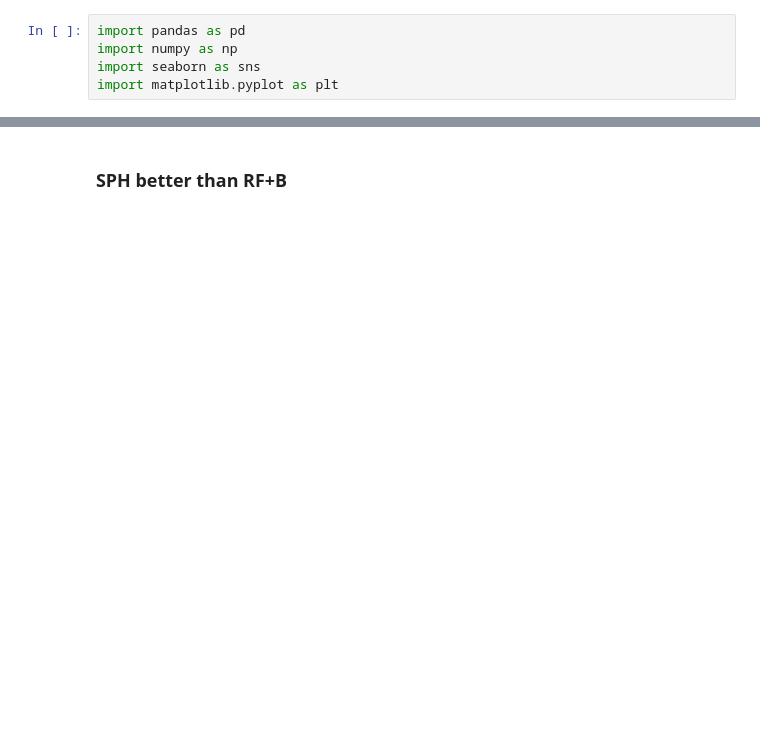
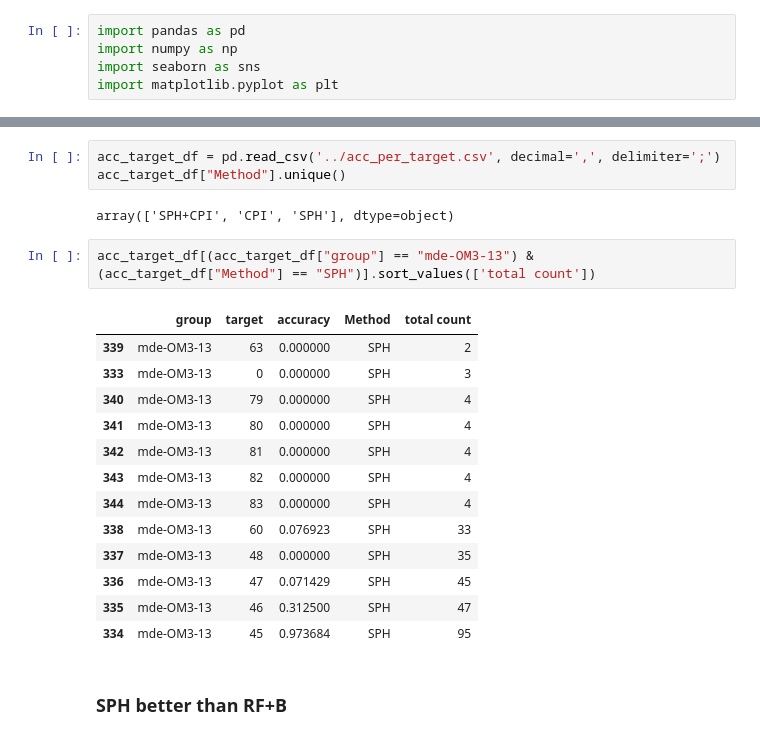
Before and after one commit to IPVS-AS/DataGenerator, a Jupyter notebook: Notebooks_experiments/Untitled.ipynb, the cells around one changed output, grey strips where cells are left out. Saved outputs shown, nothing was run; the diff lists cells and outputs as text; blank space fills up the shorter version.

```diff
--- a/Notebooks_experiments/Untitled.ipynb
+++ b/Notebooks_experiments/Untitled.ipynb
@@ -33,3 +61,24 @@ See the caveats in the documentation: https://pandas.pydata.org/pandas-docs/stab
+# %%
+acc_target_df = pd.read_csv('../acc_per_target.csv', decimal=',', delimiter=';')
+acc_target_df["Method"].unique()
+# %% [output]
+array(['SPH+CPI', 'CPI', 'SPH'], dtype=object)
+# %%
+acc_target_df[(acc_target_df["group"] == "mde-OM3-13") & (acc_target_df["Method"] == "SPH")].sort_values(['total count'])
+# %% [output]
+|  | group | target | accuracy | Method | total count |
+| 339 | mde-OM3-13 | 63 | 0.000000 | SPH | 2 |
+| 333 | mde-OM3-13 | 0 | 0.000000 | SPH | 3 |
+| 340 | mde-OM3-13 | 79 | 0.000000 | SPH | 4 |
+| 341 | mde-OM3-13 | 80 | 0.000000 | SPH | 4 |
+| 342 | mde-OM3-13 | 81 | 0.000000 | SPH | 4 |
+| 343 | mde-OM3-13 | 82 | 0.000000 | SPH | 4 |
+| 344 | mde-OM3-13 | 83 | 0.000000 | SPH | 4 |
+| 338 | mde-OM3-13 | 60 | 0.076923 | SPH | 33 |
+| 337 | mde-OM3-13 | 48 | 0.000000 | SPH | 35 |
+| 336 | mde-OM3-13 | 47 | 0.071429 | SPH | 45 |
+| 335 | mde-OM3-13 | 46 | 0.312500 | SPH | 47 |
+| 334 | mde-OM3-13 | 45 | 0.973684 | SPH | 95 |
 # %% [markdown]
 ### SPH better than RF+B
 # %%
```
Also changed, not shown: parts of 6 cells of this notebook, 9 other files.
